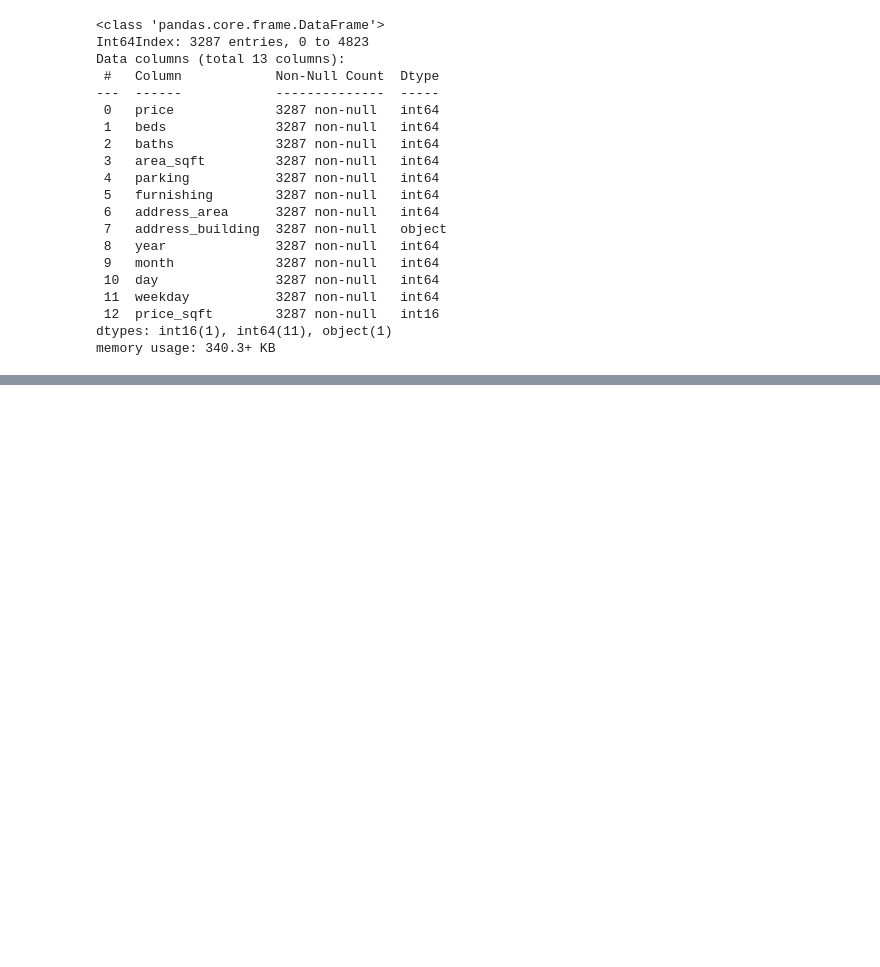
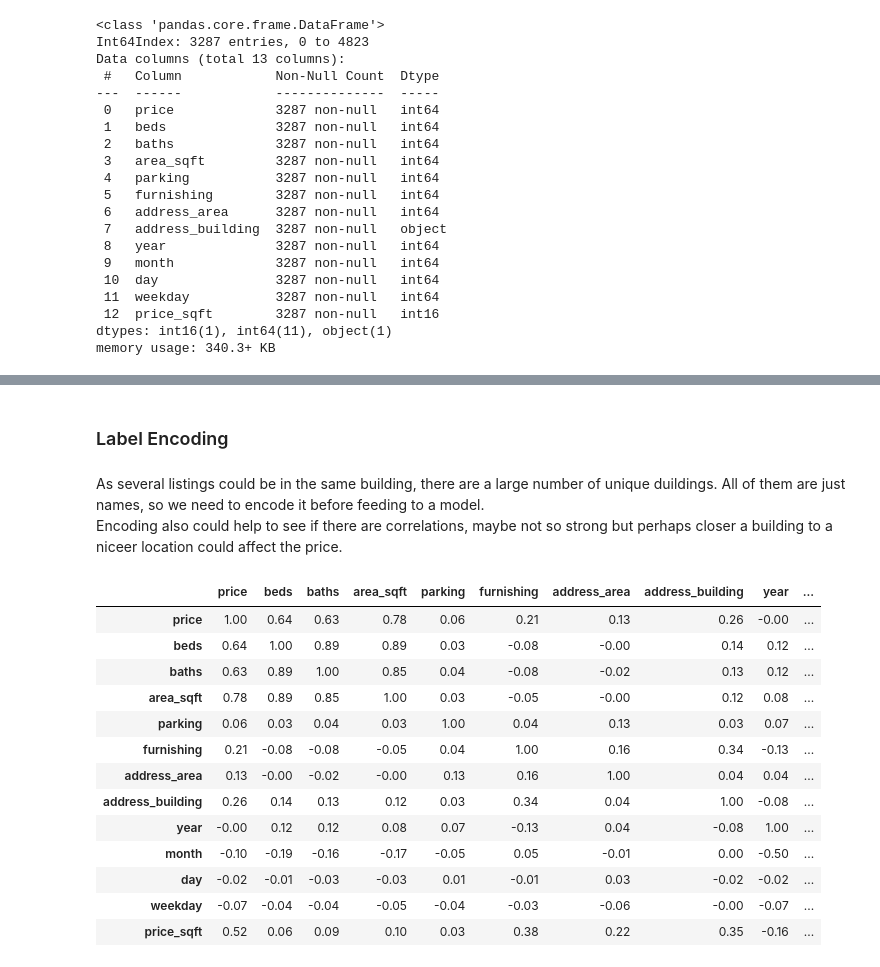
Before and after one commit to imeleges/REMA_Dubai, a Jupyter notebook: bayut_dubai_difc_downtown.ipynb, the cells around one changed output, grey strips where cells are left out. Saved outputs shown, nothing was run; the diff lists cells and outputs as text; code cells hidden in the pictures; blank space fills up the shorter version.

```diff
--- a/bayut_dubai_difc_downtown.ipynb
+++ b/bayut_dubai_difc_downtown.ipynb
@@ -700,0 +711,5 @@ memory usage: 340.3+ KB
+# %% [markdown]
+### Label Encoding
+# %% [markdown]
+As several listings could be in the same building, there are a large number of unique duildings. All of them are just names, so we need to encode it before feeding to a model.
+Encoding also could help to see if there are correlations, maybe not so strong but perhaps closer a building to a niceer location could affect the price.
@@ -700,0 +721,17 @@ memory usage: 340.3+ KB
+# %%
+data_ml.corr()
+# %% [output]
+|  | price | beds | baths | area_sqft | parking | furnishing | address_area | address_building | year | ... |
+| price | 1.00 | 0.64 | 0.63 | 0.78 | 0.06 | 0.21 | 0.13 | 0.26 | -0.00 | ... |
+| beds | 0.64 | 1.00 | 0.89 | 0.89 | 0.03 | -0.08 | -0.00 | 0.14 | 0.12 | ... |
+| baths | 0.63 | 0.89 | 1.00 | 0.85 | 0.04 | -0.08 | -0.02 | 0.13 | 0.12 | ... |
+| area_sqft | 0.78 | 0.89 | 0.85 | 1.00 | 0.03 | -0.05 | -0.00 | 0.12 | 0.08 | ... |
+| parking | 0.06 | 0.03 | 0.04 | 0.03 | 1.00 | 0.04 | 0.13 | 0.03 | 0.07 | ... |
+| furnishing | 0.21 | -0.08 | -0.08 | -0.05 | 0.04 | 1.00 | 0.16 | 0.34 | -0.13 | ... |
+| address_area | 0.13 | -0.00 | -0.02 | -0.00 | 0.13 | 0.16 | 1.00 | 0.04 | 0.04 | ... |
+| address_building | 0.26 | 0.14 | 0.13 | 0.12 | 0.03 | 0.34 | 0.04 | 1.00 | -0.08 | ... |
+| year | -0.00 | 0.12 | 0.12 | 0.08 | 0.07 | -0.13 | 0.04 | -0.08 | 1.00 | ... |
+| month | -0.10 | -0.19 | -0.16 | -0.17 | -0.05 | 0.05 | -0.01 | 0.00 | -0.50 | ... |
+| day | -0.02 | -0.01 | -0.03 | -0.03 | 0.01 | -0.01 | 0.03 | -0.02 | -0.02 | ... |
+| weekday | -0.07 | -0.04 | -0.04 | -0.05 | -0.04 | -0.03 | -0.06 | -0.00 | -0.07 | ... |
+| price_sqft | 0.52 | 0.06 | 0.09 | 0.10 | 0.03 | 0.38 | 0.22 | 0.35 | -0.16 | ... |
```
Also changed, not shown: parts of 11 cells of this notebook.
